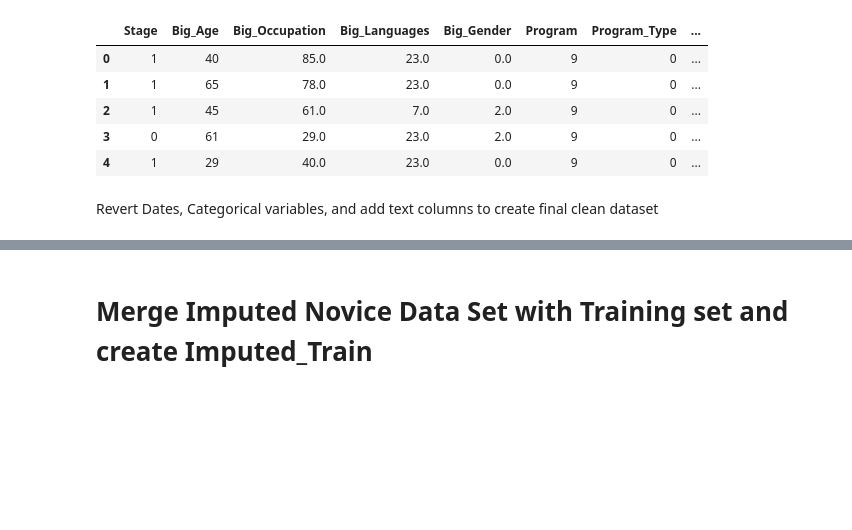
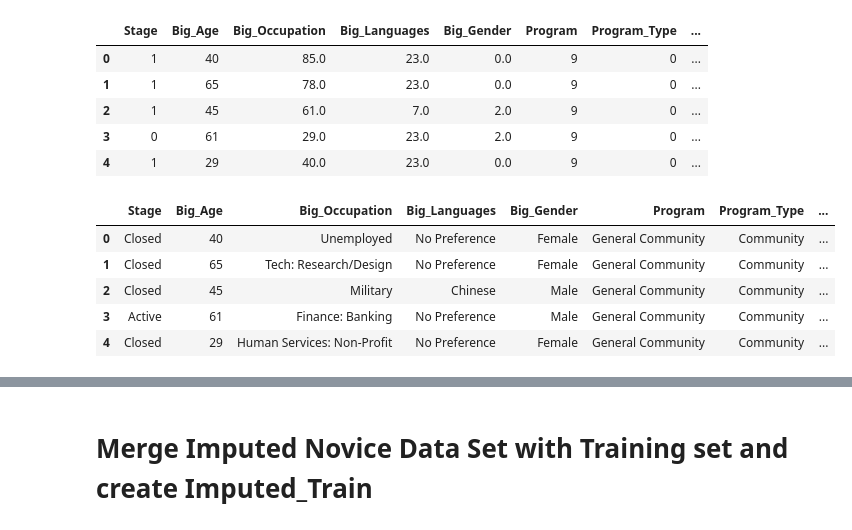
Before and after one commit to hypnos-coder/MinneMUDAC2025PC, a Jupyter notebook: notebook/hajar/data_imputation.ipynb, the cells around one changed output, grey strips where cells are left out. Cells and saved outputs as stored; diff of their text form; code cells hidden in the pictures; blank space fills up the shorter version.

Commit message:
Completed Data Imputation

```diff
--- a/notebook/hajar/data_imputation.ipynb
+++ b/notebook/hajar/data_imputation.ipynb
@@ -390,7 +387,3 @@ df.head()
 # %% [markdown]
 ##### TEXT DATA
 Rationale for Match: Convert all NaN values to "Not Specified"
-# %%
-#Rationale for Match
-df['Rationale for Match']=df['Rationale for Match'].fillna('Not Specified')
-df.head()
@@ -543,0 +503,20 @@ df.head()
+# %%
+#Change the feature names
+df.columns = df.columns.str.replace('[/,:, ]', '_', regex=True)
+
+# #Convert Categorical Data into Numerical data
+cat_cols=['Stage','Big_Occupation','Big_Languages','Big_Gender','Program','Program_Type','Big_Race_Ethnicity','Closure_Reason','Big_Contact__Marital_Status',
+               'Little_Gender','Little_Participant__Race_Ethnicity','Match_Activation_Year', 'Match_Activation_Month']
+
+
+code_refrnc={}
+for col in cat_cols:
+    df[col]=df[col].astype('category')
+    codes=df[col].cat.codes
+    code_refrnc[col] = dict(enumerate(df[col].cat.categories))
+    df[col]=codes
+
+df = df.replace(to_replace=-1,value=np.nan)
+
+
+df.head()
@@ -572,2 +555,20 @@ df_imputed.head()
-# %% [markdown]
-Revert Dates, Categorical variables, and add text columns to create final clean dataset
+# %%
+#convert numerical categories back to categories
+
+cat_cols=['Stage','Big_Occupation','Big_Languages','Big_Gender','Program','Program_Type','Big_Race_Ethnicity','Closure_Reason','Big_Contact__Marital_Status',
+               'Little_Gender','Little_Participant__Race_Ethnicity','Match_Activation_Year', 'Match_Activation_Month']
+
+# Revert codes
+for col in df_imputed:
+    if col in cat_cols:
+        reversed=[code_refrnc[col].get(code, np.nan) for code in df_imputed[col]]
+        df_imputed[col]=reversed
+
+df_imputed.head()
+# %% [output]
+|  | Stage | Big_Age | Big_Occupation | Big_Languages | Big_Gender | Program | Program_Type | ... |
+| 0 | Closed | 40 | Unemployed | No Preference | Female | General Community | Community | ... |
+| 1 | Closed | 65 | Tech: Research/Design | No Preference | Female | General Community | Community | ... |
+| 2 | Closed | 45 | Military | Chinese | Male | General Community | Community | ... |
+| 3 | Active | 61 | Finance: Banking | No Preference | Male | General Community | Community | ... |
+| 4 | Closed | 29 | Human Services: Non-Profit | No Preference | Female | General Community | Community | ... |
```
Also changed, not shown: parts of 20 cells of this notebook, 2 other files.
